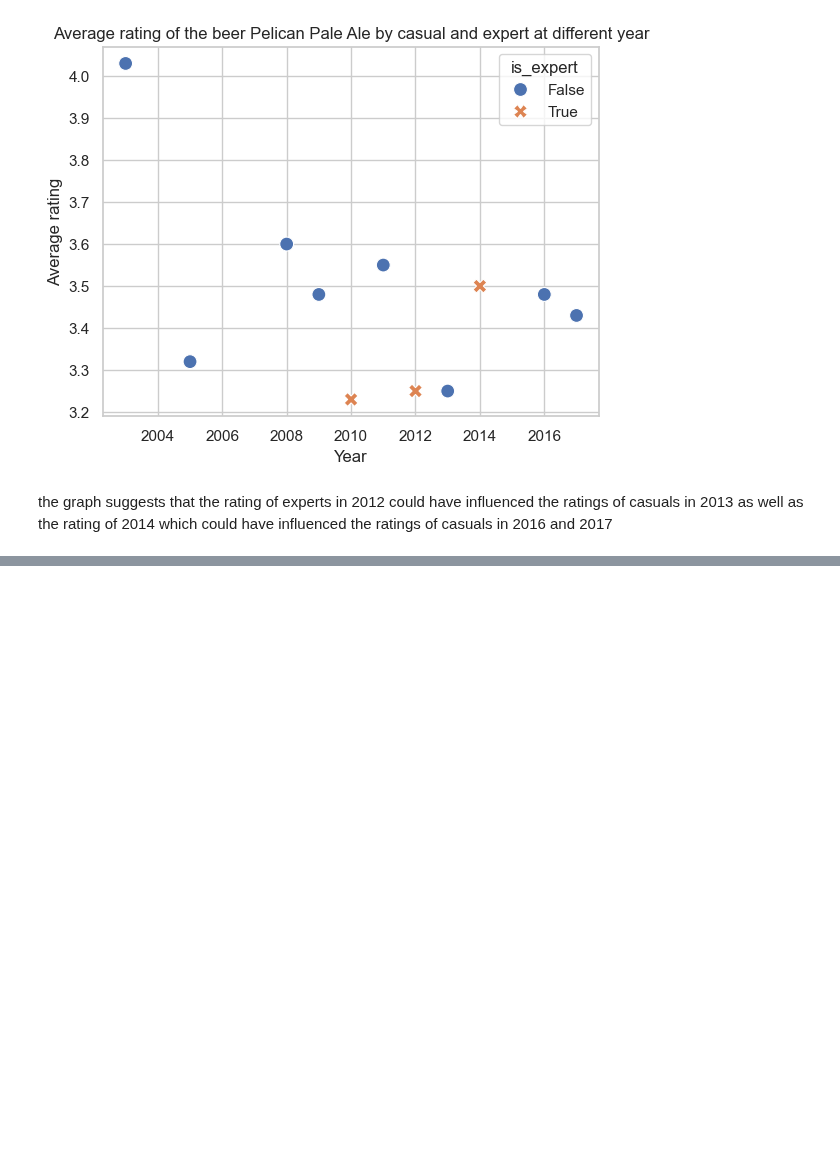
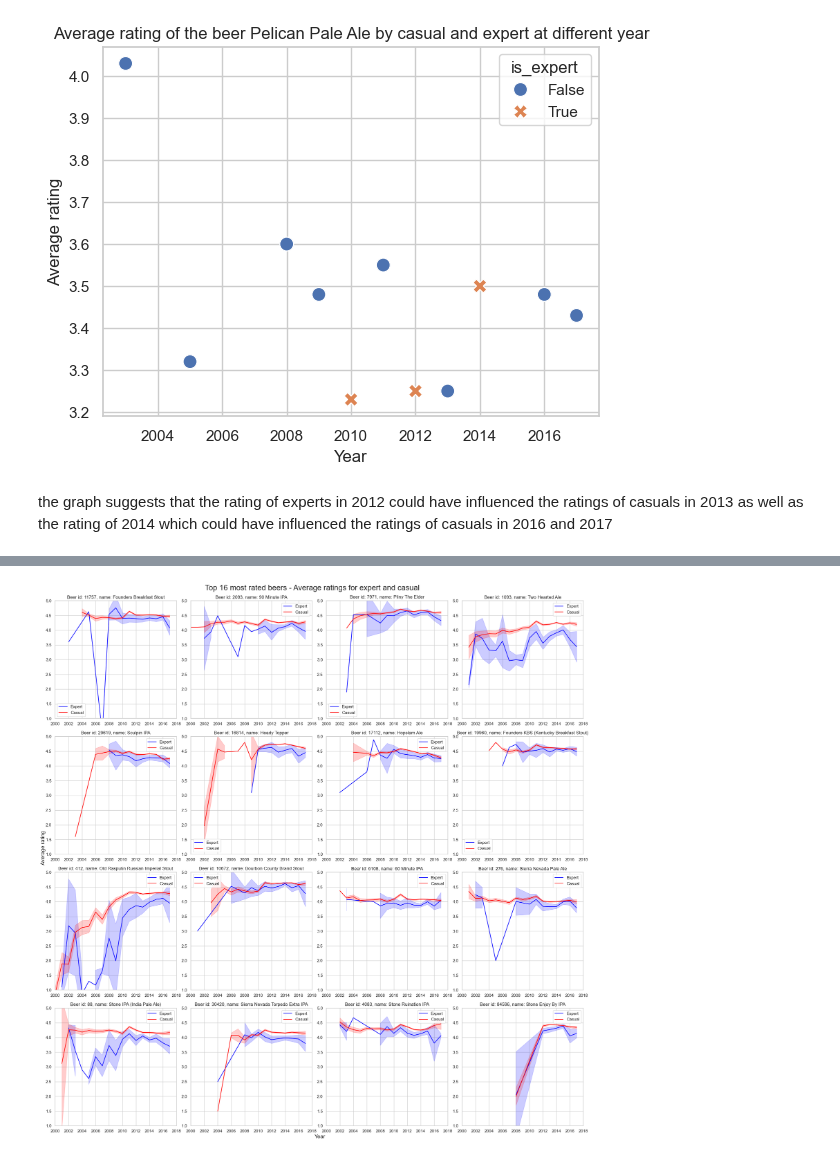
Before and after one commit to epfl-ada/ada-2023-project-remontada, a Jupyter notebook: code/main_yannis.ipynb, the cells around one changed output, grey strips where cells are left out. Drawn from its saved outputs; the diff is of its cells as text; code cells hidden in the pictures; blank space fills up the shorter version.

```diff
--- a/code/main_yannis.ipynb
+++ b/code/main_yannis.ipynb
@@ -362,0 +402,50 @@ the graph suggests that the rating of experts in 2012 could have influenced the
+# %%
+beer_ids_to_study, beer_names_to_study = zip(*df_ratings_stat[['beer_id', 'beer_name']].value_counts()[:16].index)
+
+# Create a 4x4 subplot grid
+fig, axes = plt.subplots(4, 4, figsize=(20, 20))
+
+# Flatten the 2D array of axes to iterate over it easily
+axes = axes.flatten()
+
+# Iterate over beer_ids and corresponding subplots
+for i, (beer_id_to_study, beer_name_to_study) in enumerate(zip(beer_ids_to_study, beer_names_to_study)):
+    # Select ratings for the current beer_id
+    ratings_this_beer = df_ratings_stat.loc[df_ratings_stat["beer_id"] == beer_id_to_study]
+    # Expert
+    ratings_this_beer_experts = ratings_this_beer[ratings_this_beer['is_expert'] == 1]
+    ratings_this_beer_experts = ratings_this_beer_experts.groupby(["year"])["rating"].agg(["std","mean","count"]).reset_index()
+    ratings_this_beer_experts['CI95_up'] = ratings_this_beer_experts.apply(lambda x: x["mean"] + 1.96 * x["std"] / np.sqrt(x["count"]), axis=1)
+    ratings_this_beer_experts['CI95_down'] = ratings_this_beer_experts.apply(lambda x: x["mean"] - 1.96 * x["std"] / np.sqrt(x["count"]), axis=1)
+
+    ratings_this_beer_casuals = ratings_this_beer[ratings_this_beer['is_expert'] == 0]
+    ratings_this_beer_casuals = ratings_this_beer_casuals.groupby(["year"])["rating"].agg(["std","mean","count"]).reset_index()
+    ratings_this_beer_casuals['CI95_up'] = ratings_this_beer_casuals.apply(lambda x: x["mean"] + 1.96 * x["std"] / np.sqrt(x["count"]), axis=1)
+    ratings_this_beer_casuals['CI95_down'] = ratings_this_beer_casuals.apply(lambda x: x["mean"] - 1.96 * x["std"] / np.sqrt(x["count"]), axis=1)
+    # Plot on the current subplot
+    lineplot_expert = sns.lineplot(data=ratings_this_beer_experts, x='year', y='mean', label='Expert', ax=axes[i], color='blue')
+    lineplot_casual = sns.lineplot(data=ratings_this_beer_casuals, x='year', y='mean', label='Casual', ax=axes[i], color='red')
+
+    # Fill between the confidence intervals
+    axes[i].fill_between(ratings_this_beer_experts['year'], ratings_this_beer_experts['CI95_down'], ratings_this_beer_experts['CI95_up'],
+                         color='blue', alpha=0.2)
+
+    axes[i].fill_between(ratings_this_beer_casuals['year'], ratings_this_beer_casuals['CI95_down'], ratings_this_beer_casuals['CI95_up'],
+                         color='red', alpha=0.2)
+
+    axes[i].set(xlabel=None, ylabel=None)
+    axes[i].set_title(f'Beer id: {beer_id_to_study}, name: {beer_name_to_study}')
+
+for ax in axes:
+    ax.set_xlim(2000, 2018)
+    ax.set_ylim(1, 5)
+
+fig.text(0.5,0, "Year", fontsize=14)
+fig.text(0,0.5, "Average rating", rotation = 90, fontsize=14)
+fig.text(0.3, 1, 'Top 16 most rated beers - Average ratings for expert and casual', fontsize=20)
+# Adjust layout to prevent overlapping
+plt.legend()
+plt.tight_layout()
+plt.show()
+# %% [output]
+[figure, added]
```
Also changed, not shown: parts of 7 cells of this notebook.
